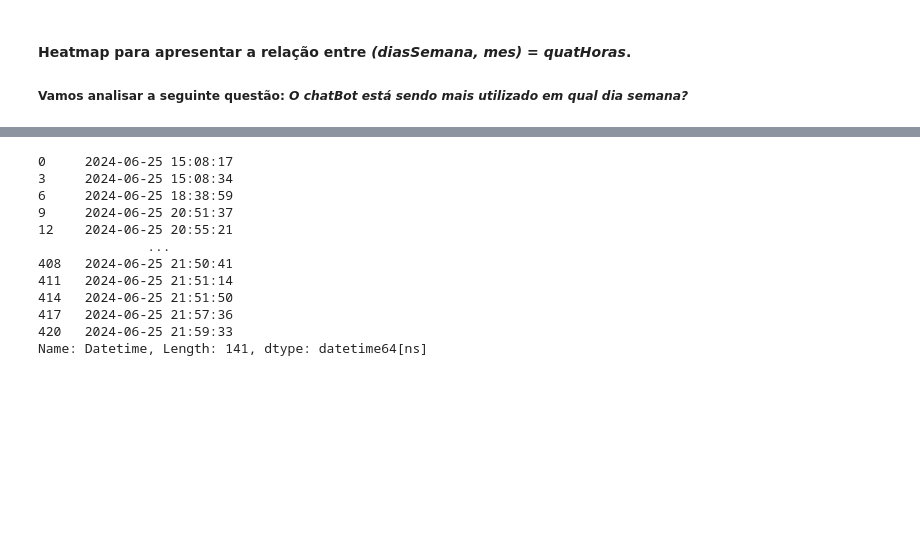
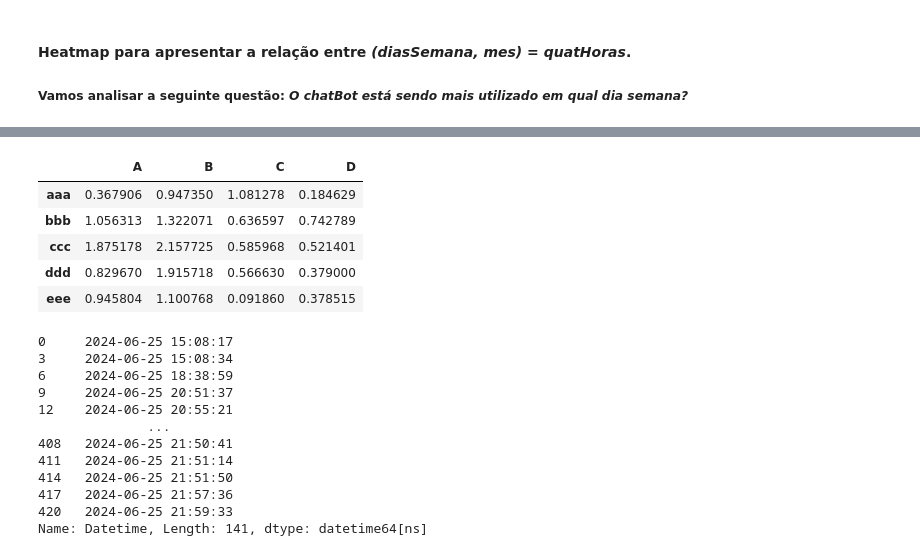
Before and after one commit to rodrigoprestesmachado/codespaces-blank, a Jupyter notebook: analysis/analysis.ipynb, the cells around one changed output, grey strips where cells are left out. Saved outputs shown, nothing was run; the diff lists cells and outputs as text; code cells hidden in the pictures; blank space fills up the shorter version.

```diff
--- a/analysis/analysis.ipynb
+++ b/analysis/analysis.ipynb
@@ -393,3 +479,12 @@ df.head()
+# %%
+dfteste.head()
+# %% [output]
+|  | A | B | C | D |
+| aaa | 0.367906 | 0.947350 | 1.081278 | 0.184629 |
+| bbb | 1.056313 | 1.322071 | 0.636597 | 0.742789 |
+| ccc | 1.875178 | 2.157725 | 0.585968 | 0.521401 |
+| ddd | 0.829670 | 1.915718 | 0.566630 | 0.379000 |
+| eee | 0.945804 | 1.100768 | 0.091860 | 0.378515 |
 # %%
 try:
  locale.setlocale(locale.LC_TIME, locale.normalize('pt_BR.utf8'))
```
Also changed, not shown: parts of 12 cells of this notebook, 1 other file.
